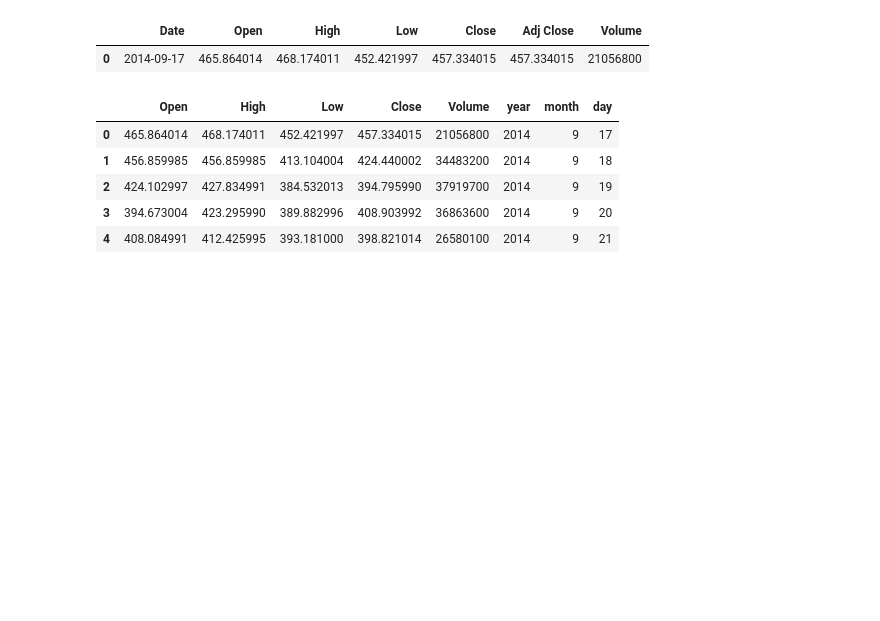
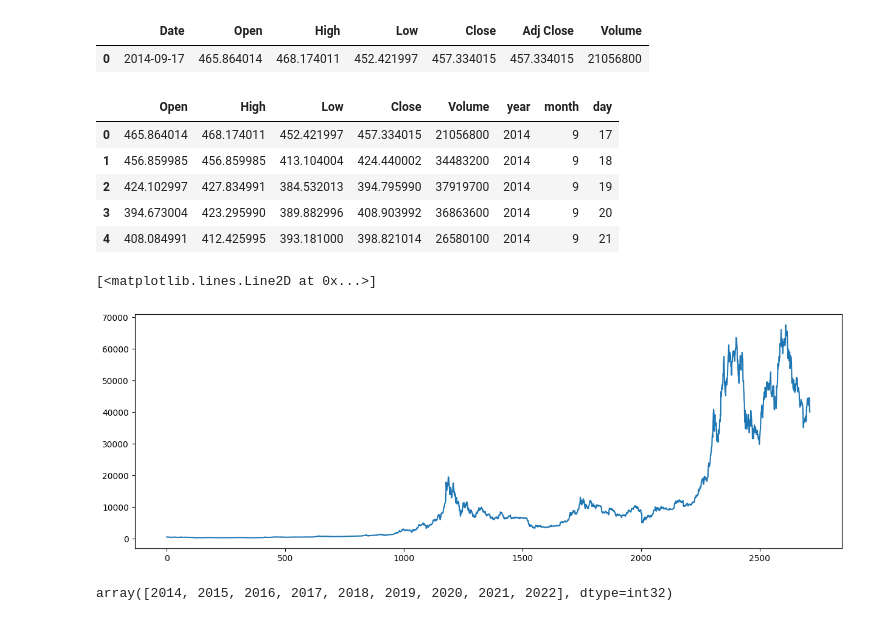
Before and after one commit to saaaaaaaaaaaaaad56/bitcoin-price-prediction, a Jupyter notebook: code.ipynb, the cells around one changed output. Cells and saved outputs as stored; diff of their text form; code cells hidden in the pictures; blank space fills up the shorter version.

```diff
--- a/code.ipynb
+++ b/code.ipynb
@@ -44,3 +44,14 @@ df.head()
 | 2 | 424.102997 | 427.834991 | 384.532013 | 394.795990 | 37919700 | 2014 | 9 | 19 |
 | 3 | 394.673004 | 423.295990 | 389.882996 | 408.903992 | 36863600 | 2014 | 9 | 20 |
 | 4 | 408.084991 | 412.425995 | 393.181000 | 398.821014 | 26580100 | 2014 | 9 | 21 |
+# %%
+import matplotlib.pyplot as plt
+plt.figure(figsize=(15,5))
+plt.plot(df['Open'], label='Open')
+# %% [output]
+[<matplotlib.lines.Line2D at 0x...>]
+[figure, added]
+# %%
+df['year'].unique()
+# %% [output]
+array([2014, 2015, 2016, 2017, 2018, 2019, 2020, 2021, 2022], dtype=int32)
```
Also changed, not shown: parts of 3 cells of this notebook.
